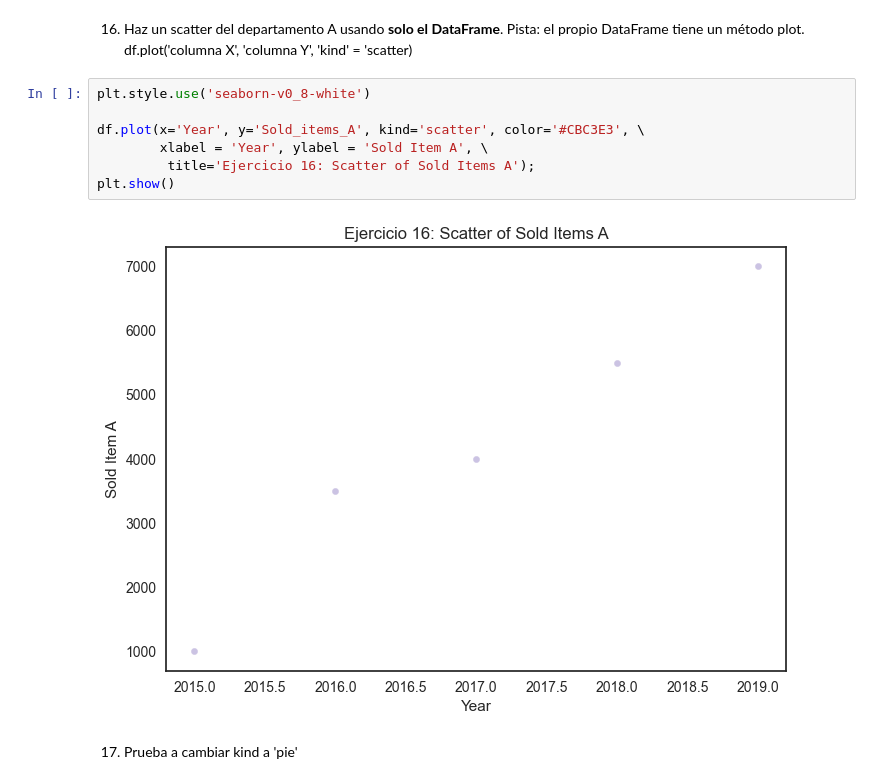
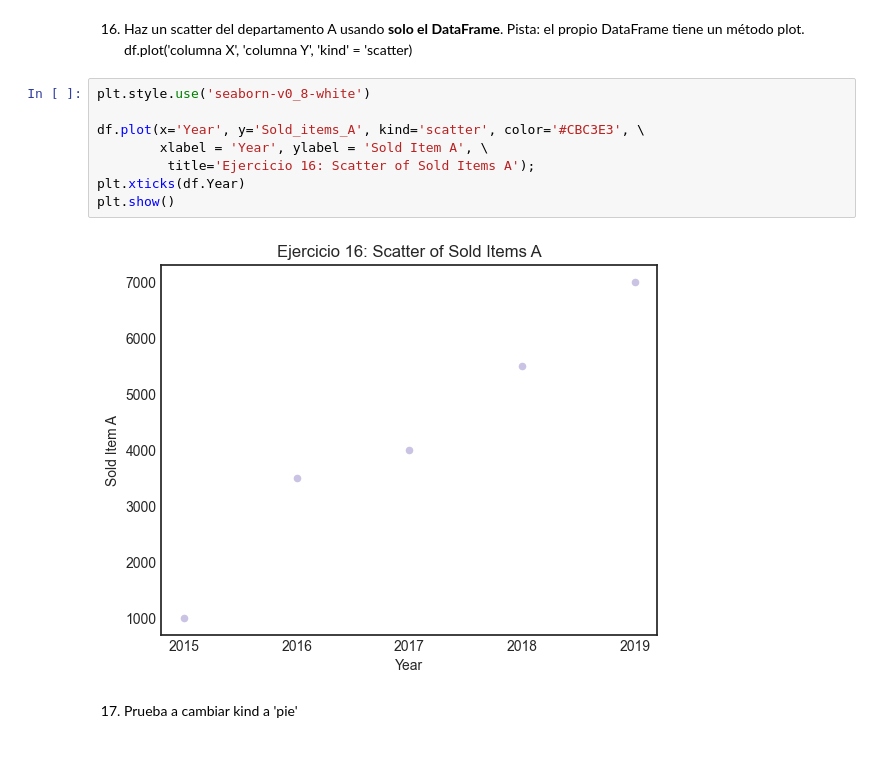
Before and after one commit to anapstl/ONLINE_DS_THEBRIDGE_course, a Jupyter notebook: 2-Data_analysis/4-Visualización/1-Matplotlib/ejercicios/ejercicios_Matplotlib.ipynb, the cells around one changed output. Drawn from its saved outputs; the diff is of its cells as text; blank space fills up the shorter version.

```diff
--- a/2-Data_analysis/4-Visualización/1-Matplotlib/ejercicios/ejercicios_Matplotlib.ipynb
+++ b/2-Data_analysis/4-Visualización/1-Matplotlib/ejercicios/ejercicios_Matplotlib.ipynb
@@ -304,12 +386,13 @@ df.plot('columna X', 'columna Y', 'kind' = 'scatter)
 # %%
 plt.style.use('seaborn-v0_8-white')
 
 df.plot(x='Year', y='Sold_items_A', kind='scatter', color='#CBC3E3', \
         xlabel = 'Year', ylabel = 'Sold Item A', \
          title='Ejercicio 16: Scatter of Sold Items A');
+plt.xticks(df.Year)
 plt.show()
 # %% [output]
-[figure, old version]
+[figure, new version]
 # %% [markdown]
 17. Prueba a cambiar kind a 'pie'
 # %%
```
Also changed, not shown: parts of 14 cells of this notebook.
